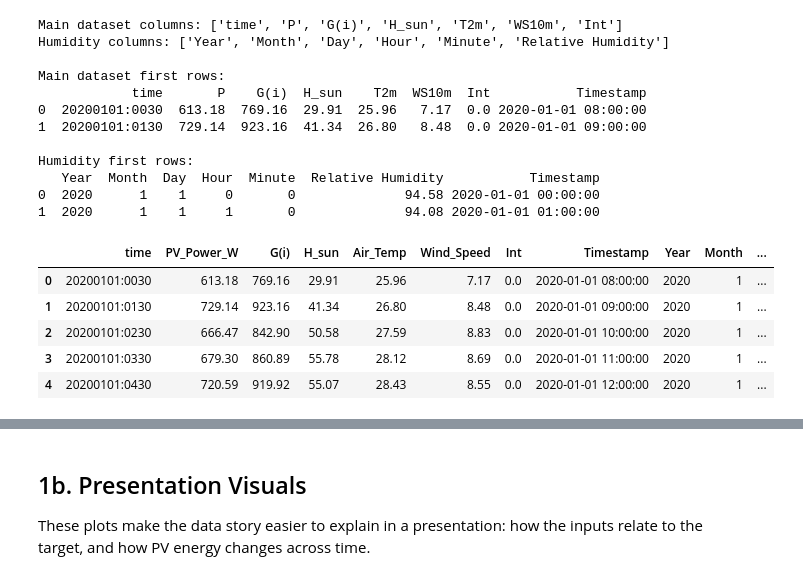
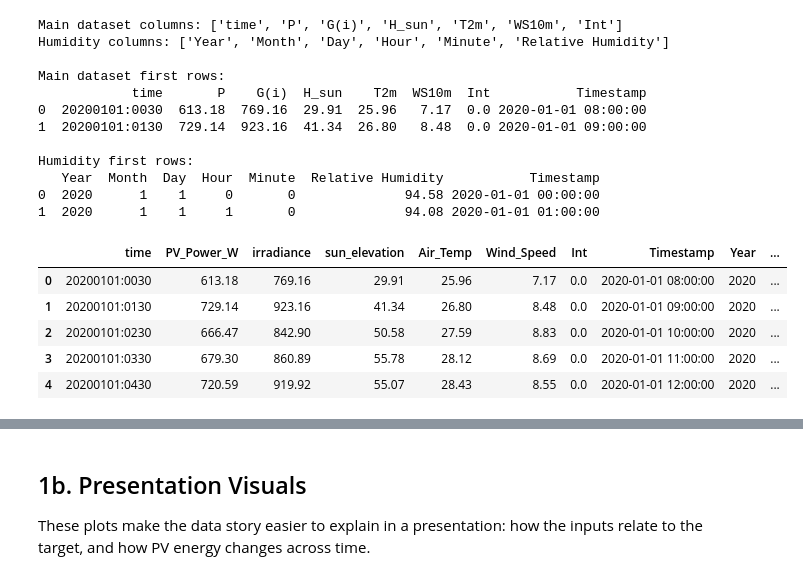
Before and after one commit to Hermes335/IS_PROJ, a Jupyter notebook: renewable_energy_ann.ipynb, the cells around one changed output, grey strips where cells are left out. Cells and saved outputs as stored; diff of their text form; code cells hidden in the pictures.

```diff
--- a/renewable_energy_ann.ipynb
+++ b/renewable_energy_ann.ipynb
@@ -98,41 +99,47 @@ Humidity first rows:
 # Merge on the aligned hourly timestamp
 df = pd.merge(df_main, df_hum, on='Timestamp', how='inner')
 
 # Rename raw columns to modeling names
 df = df.rename(columns={
     'T2m': 'Air_Temp',
     'WS10m': 'Wind_Speed',
     'Relative Humidity': 'Relative_Humidity',
-    'P': 'PV_Power_W'
+    'P': 'PV_Power_W',
+    'G(i)': 'irradiance',
+    'H_sun': 'sun_elevation'
 })
 
 # Convert PV power (W) to hourly energy output (kWh)
 df['PV_Power_W'] = pd.to_numeric(df['PV_Power_W'], errors='coerce')
 df['Energy_kWh'] = df['PV_Power_W'] / 1000.0
+
+df['irradiance'] = pd.to_numeric(df.get('irradiance', 0), errors='coerce')
+df['sun_elevation'] = pd.to_numeric(df.get('sun_elevation', 0), errors='coerce')
+df['is_daylight'] = (df['irradiance'] > 10.0).astype(int)
 
 TARGET_COLUMN = 'Energy_kWh'
 
 df = df.sort_values('Timestamp').reset_index(drop=True)
 df = df.dropna(subset=['Timestamp', TARGET_COLUMN])
 
 df['hour'] = df['Timestamp'].dt.hour
 df['month'] = df['Timestamp'].dt.month
 df['day_of_week'] = df['Timestamp'].dt.dayofweek
 df['season'] = (df['month'] % 12 // 3 + 1)
 
-numeric_columns = ['Energy_kWh', 'Air_Temp', 'Wind_Speed', 'Relative_Humidity']
+numeric_columns = ['Energy_kWh', 'Air_Temp', 'Wind_Speed', 'Relative_Humidity', 'irradiance', 'sun_elevation']
 df[numeric_columns] = df[numeric_columns].apply(pd.to_numeric, errors='coerce')
 df[numeric_columns] = df[numeric_columns].interpolate(method='linear', limit_direction='both')
 df[numeric_columns] = df[numeric_columns].fillna(df[numeric_columns].median(numeric_only=True))
 
 df.head()
 # %% [output]
-|  | time | PV_Power_W | G(i) | H_sun | Air_Temp | Wind_Speed | Int | Timestamp | Year | Month | ... |
-| 0 | 20200101:0030 | 613.18 | 769.16 | 29.91 | 25.96 | 7.17 | 0.0 | 2020-01-01 08:00:00 | 2020 | 1 | ... |
-| 1 | 20200101:0130 | 729.14 | 923.16 | 41.34 | 26.80 | 8.48 | 0.0 | 2020-01-01 09:00:00 | 2020 | 1 | ... |
-| 2 | 20200101:0230 | 666.47 | 842.90 | 50.58 | 27.59 | 8.83 | 0.0 | 2020-01-01 10:00:00 | 2020 | 1 | ... |
-| 3 | 20200101:0330 | 679.30 | 860.89 | 55.78 | 28.12 | 8.69 | 0.0 | 2020-01-01 11:00:00 | 2020 | 1 | ... |
-| 4 | 20200101:0430 | 720.59 | 919.92 | 55.07 | 28.43 | 8.55 | 0.0 | 2020-01-01 12:00:00 | 2020 | 1 | ... |
+|  | time | PV_Power_W | irradiance | sun_elevation | Air_Temp | Wind_Speed | Int | Timestamp | Year | ... |
+| 0 | 20200101:0030 | 613.18 | 769.16 | 29.91 | 25.96 | 7.17 | 0.0 | 2020-01-01 08:00:00 | 2020 | ... |
+| 1 | 20200101:0130 | 729.14 | 923.16 | 41.34 | 26.80 | 8.48 | 0.0 | 2020-01-01 09:00:00 | 2020 | ... |
+| 2 | 20200101:0230 | 666.47 | 842.90 | 50.58 | 27.59 | 8.83 | 0.0 | 2020-01-01 10:00:00 | 2020 | ... |
+| 3 | 20200101:0330 | 679.30 | 860.89 | 55.78 | 28.12 | 8.69 | 0.0 | 2020-01-01 11:00:00 | 2020 | ... |
+| 4 | 20200101:0430 | 720.59 | 919.92 | 55.07 | 28.43 | 8.55 | 0.0 | 2020-01-01 12:00:00 | 2020 | ... |
 # %%
 print("=" * 70)
 print("DATASET OVERVIEW & STATISTICS")
```
Also changed, not shown: parts of 12 cells of this notebook, 20 other files.
